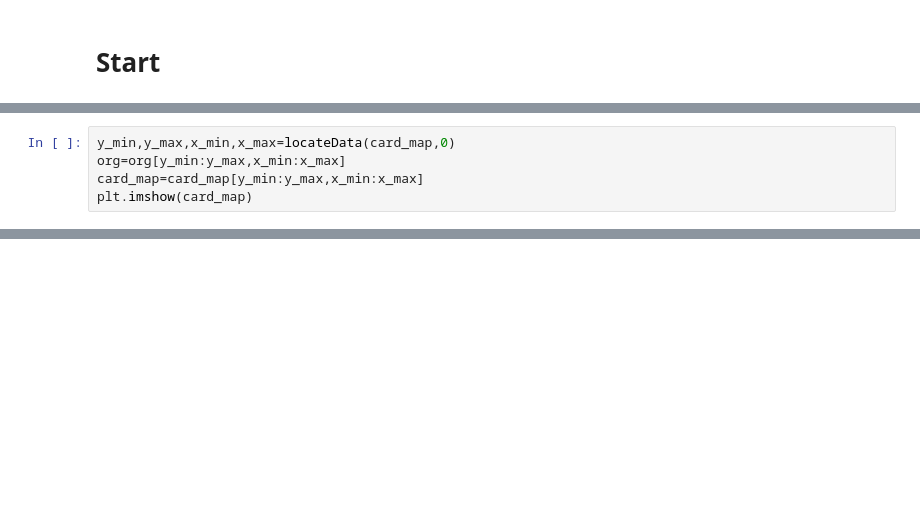
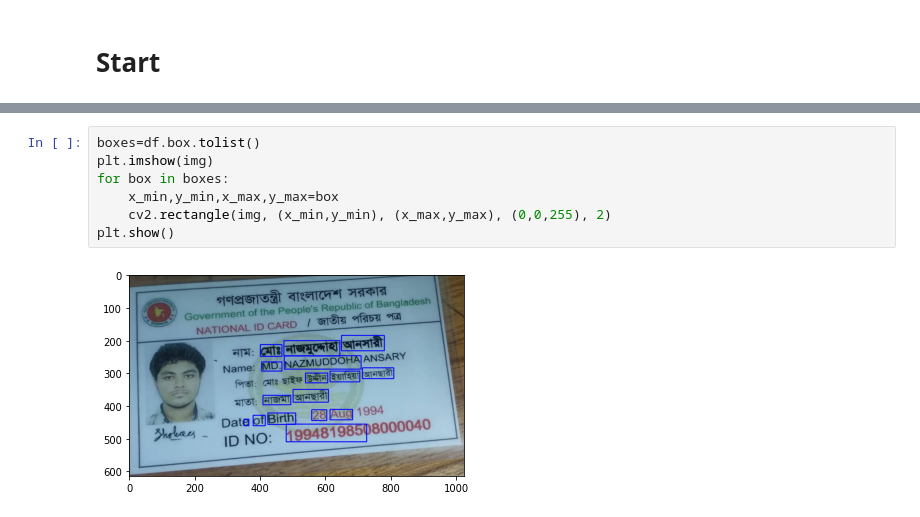
Before and after one commit to mnansary/apsis-nid-ocr, a Jupyter notebook: demo_ocr.ipynb, the cells around one changed output, grey strips where cells are left out. Cells and saved outputs as stored; diff of their text form; blank space fills up the shorter version.

Commit message:
dataLib: Segmentation pad,rot,warp

```diff
--- a/demo_ocr.ipynb
+++ b/demo_ocr.ipynb
@@ -90,5 +51,0 @@ card_map=cv2.resize(p,(w,h))
-# %%
-y_min,y_max,x_min,x_max=locateData(card_map,0)
-org=org[y_min:y_max,x_min:x_max]
-card_map=card_map[y_min:y_max,x_min:x_max]
-plt.imshow(card_map)
@@ -111,0 +92,9 @@ org=four_point_transform(org,form)
+# %%
+boxes=df.box.tolist()
+plt.imshow(img)
+for box in boxes:
+    x_min,y_min,x_max,y_max=box
+    cv2.rectangle(img, (x_min,y_min), (x_max,y_max), (0,0,255), 2)
+plt.show()
+# %% [output]
+[figure, added]
```
Also changed, not shown: parts of 12 cells of this notebook, 7 other files.
